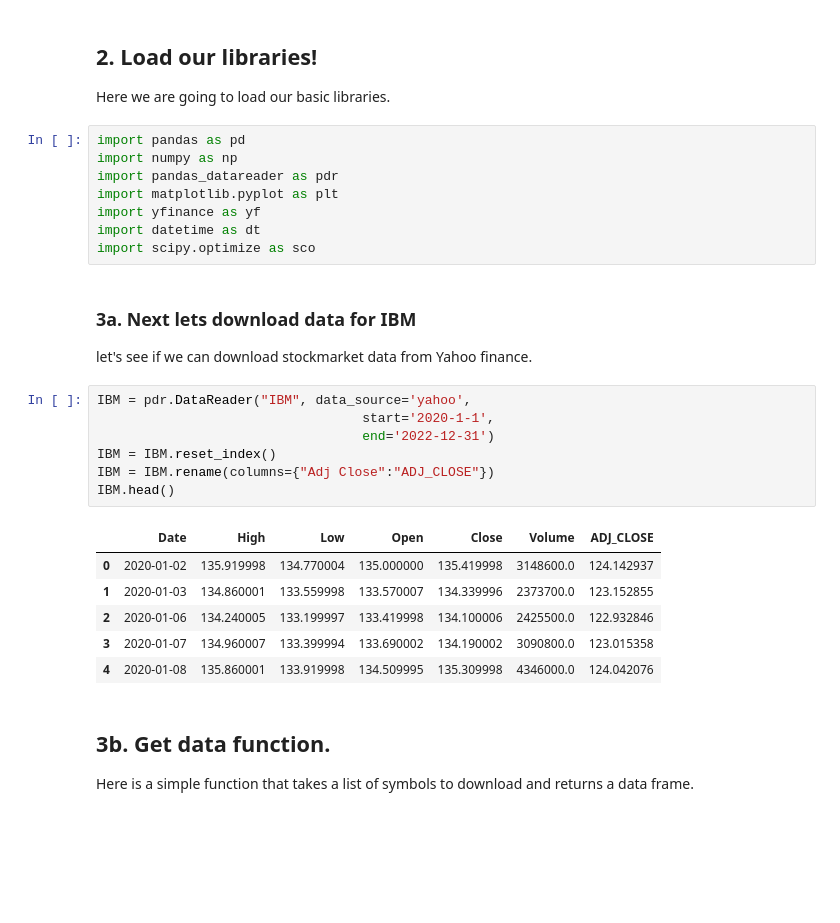
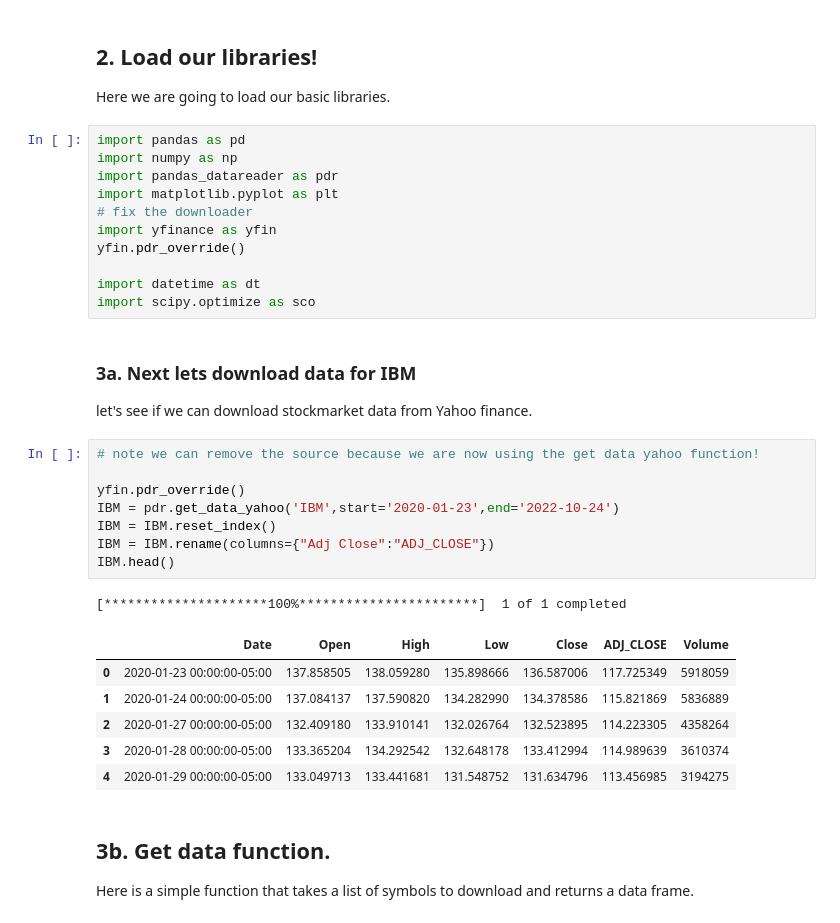
Before and after one commit to MonkeyWrenchGang/MGTPython, a Jupyter notebook: module_1/1_Colab_Tutorial_Stockmarket_Data.ipynb, the cells around one changed output. Saved outputs shown, nothing was run; the diff lists cells and outputs as text; blank space fills up the shorter version.

```diff
--- a/module_1/1_Colab_Tutorial_Stockmarket_Data.ipynb
+++ b/module_1/1_Colab_Tutorial_Stockmarket_Data.ipynb
@@ -53,7 +71,10 @@ import pandas as pd
 import numpy as np
 import pandas_datareader as pdr
 import matplotlib.pyplot as plt
-import yfinance as yf
+# fix the downloader
+import yfinance as yfin
+yfin.pdr_override()
+
 import datetime as dt
 import scipy.optimize as sco
 # %% [markdown]
@@ -61,19 +82,21 @@ import scipy.optimize as sco
 
 let's see if we can download stockmarket data from Yahoo finance.
 # %%
-IBM = pdr.DataReader("IBM", data_source='yahoo',
-                                  start='2020-1-1',
-                                  end='2022-12-31')
+# note we can remove the source because we are now using the get data yahoo function!
+
+yfin.pdr_override()
+IBM = pdr.get_data_yahoo('IBM',start='2020-01-23',end='2022-10-24')
 IBM = IBM.reset_index()
 IBM = IBM.rename(columns={"Adj Close":"ADJ_CLOSE"})
 IBM.head()
 # %% [output]
+[*********************100%***********************]  1 of 1 completed
-|  | Date | High | Low | Open | Close | Volume | ADJ_CLOSE |
-| 0 | 2020-01-02 | 135.919998 | 134.770004 | 135.000000 | 135.419998 | 3148600.0 | 124.142937 |
-| 1 | 2020-01-03 | 134.860001 | 133.559998 | 133.570007 | 134.339996 | 2373700.0 | 123.152855 |
-| 2 | 2020-01-06 | 134.240005 | 133.199997 | 133.419998 | 134.100006 | 2425500.0 | 122.932846 |
-| 3 | 2020-01-07 | 134.960007 | 133.399994 | 133.690002 | 134.190002 | 3090800.0 | 123.015358 |
-| 4 | 2020-01-08 | 135.860001 | 133.919998 | 134.509995 | 135.309998 | 4346000.0 | 124.042076 |
+|  | Date | Open | High | Low | Close | ADJ_CLOSE | Volume |
+| 0 | 2020-01-23 00:00:00-05:00 | 137.858505 | 138.059280 | 135.898666 | 136.587006 | 117.725349 | 5918059 |
+| 1 | 2020-01-24 00:00:00-05:00 | 137.084137 | 137.590820 | 134.282990 | 134.378586 | 115.821869 | 5836889 |
+| 2 | 2020-01-27 00:00:00-05:00 | 132.409180 | 133.910141 | 132.026764 | 132.523895 | 114.223305 | 4358264 |
+| 3 | 2020-01-28 00:00:00-05:00 | 133.365204 | 134.292542 | 132.648178 | 133.412994 | 114.989639 | 3610374 |
+| 4 | 2020-01-29 00:00:00-05:00 | 133.049713 | 133.441681 | 131.548752 | 131.634796 | 113.456985 | 3194275 |
 # %% [markdown]
 ## 3b.  Get data function.
 Here is a simple function that takes a list of symbols to download and returns a data frame.
```
Also changed, not shown: parts of 16 cells of this notebook.
